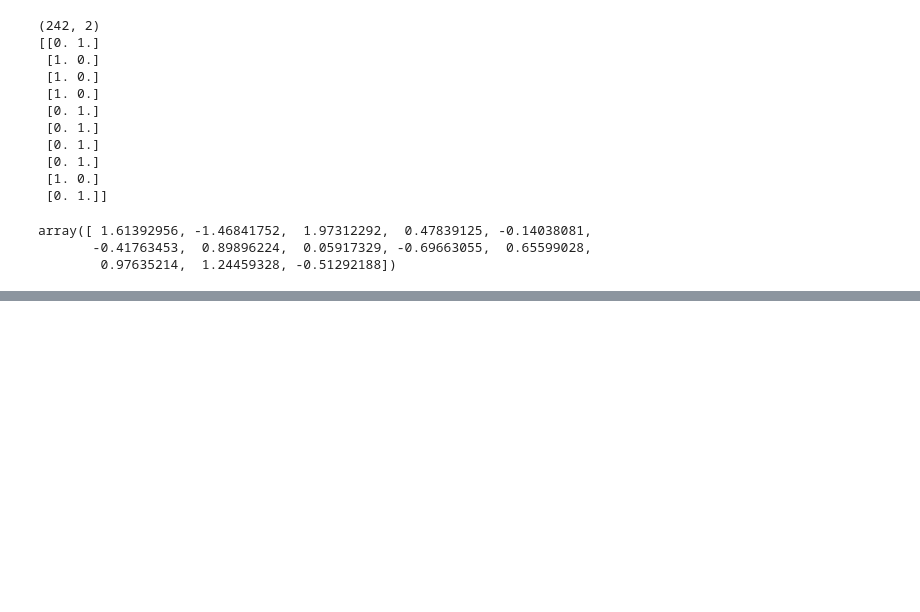
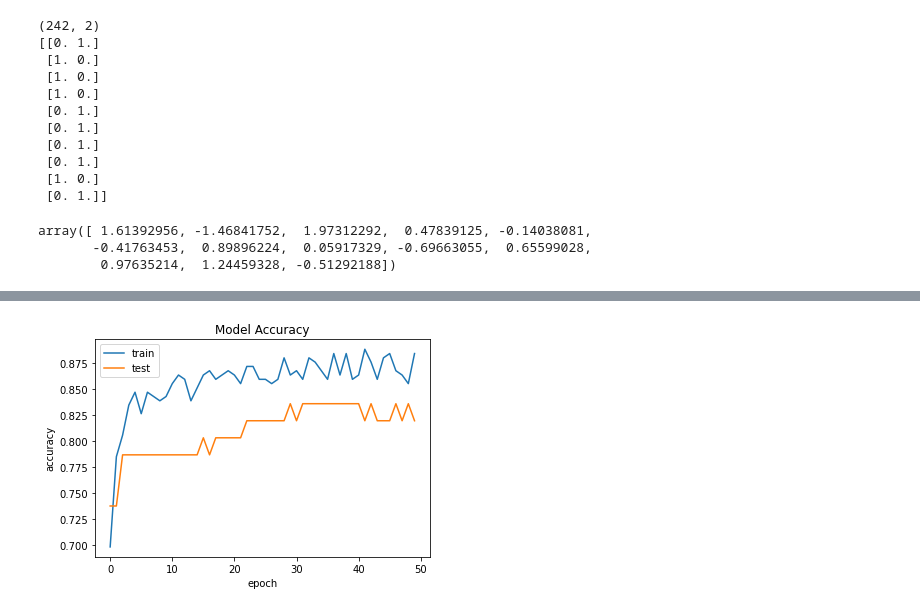
Before and after one commit to abhinavmaharana/Heart-Disease-Predictor-Using-Neural-Networks, a Jupyter notebook: Heart_Disease_Predictor_Using_Neural_Networks.ipynb, the cells around one changed output, grey strips where cells are left out. Cells and saved outputs as stored; diff of their text form; code cells hidden in the pictures; blank space fills up the shorter version.

Commit message:
Added Binary Classification

```diff
--- a/Heart_Disease_Predictor_Using_Neural_Networks.ipynb
+++ b/Heart_Disease_Predictor_Using_Neural_Networks.ipynb
@@ -286,0 +402,25 @@ array([ 1.61392956, -1.46841752,  1.97312292,  0.47839125, -0.14038081,
+# %%
+#----------------------------------------------------#
+# define a new keras model for binary classification #
+#----------------------------------------------------#
+def create_binary_model():
+    #--------------#
+    # create model #
+    #--------------#
+    model = Sequential()
+    model.add(Dense(16, input_dim=13, kernel_initializer='normal',  kernel_regularizer=regularizers.l2(0.001),activation='relu'))
+    model.add(Dropout(0.25))
+    model.add(Dense(8, kernel_initializer='normal',  kernel_regularizer=regularizers.l2(0.001),activation='relu'))
+    model.add(Dropout(0.25))
+    model.add(Dense(1, activation='sigmoid'))
+
+    #---------------#
+    # Compile model #
+    #---------------#
+    adam = Adam(lr=0.001)
+    model.compile(loss='binary_crossentropy', optimizer='rmsprop', metrics=['acc'])
+    return model
+
+binary_model = create_binary_model()
+
+print(binary_model.summary())
@@ -286,0 +447,5 @@ array([ 1.61392956, -1.46841752,  1.97312292,  0.47839125, -0.14038081,
+# %%
+#-------------------------------------------#
+# fit the binary model on the training data #
+#-------------------------------------------#
+history=binary_model.fit(X_train, Y_train_binary, validation_data=(X_test, Y_test_binary), epochs=50, batch_size=10)
@@ -286,0 +470,14 @@ array([ 1.61392956, -1.46841752,  1.97312292,  0.47839125, -0.14038081,
+# %%
+%matplotlib inline
+#----------------#
+# Model accuracy #
+#----------------#
+plt.plot(history.history['acc'])
+plt.plot(history.history['val_acc'])
+plt.title('Model Accuracy')
+plt.ylabel('accuracy')
+plt.xlabel('epoch')
+plt.legend(['train', 'test'])
+plt.show()
+# %% [output]
+[figure, added]
```
Also changed, not shown: parts of 9 cells of this notebook.
